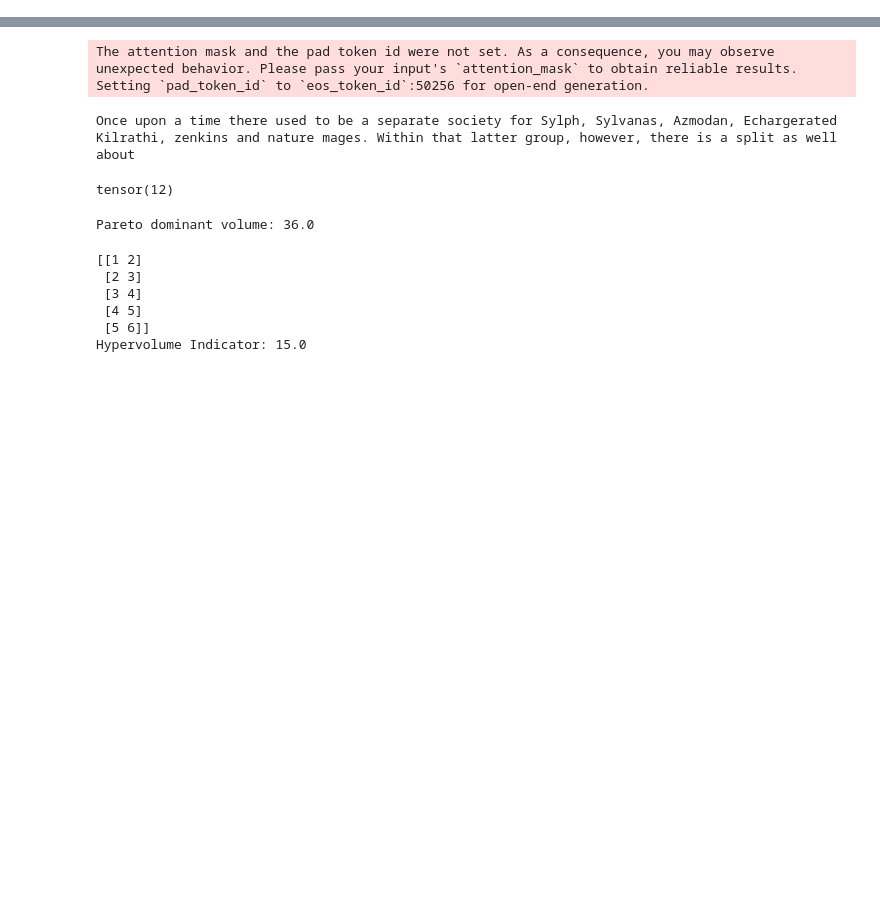
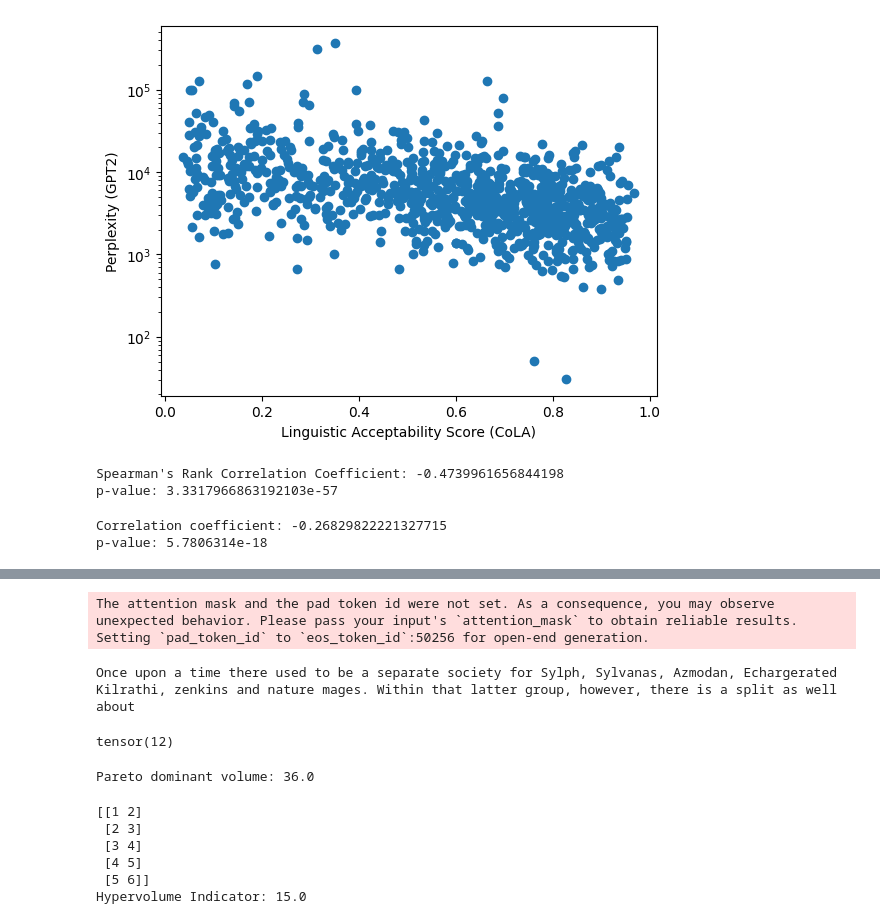
Before and after one commit to guangzhao27/rl-prompt, a Jupyter notebook: test.ipynb, the cells around one changed output, grey strips where cells are left out. Drawn from its saved outputs; the diff is of its cells as text; code cells hidden in the pictures; blank space fills up the shorter version.

```diff
--- a/test.ipynb
+++ b/test.ipynb
@@ -0,0 +343,53 @@
+# %%
+with open("/pscratch/sd/g/gzhao27/rl-prompt/examples/few-shot-classification/string_record.txt", 'r') as f:
+    lines = f.readlines()
+# %%
+value1 = []
+value2 = []
+i = 0
+for line in lines:
+    v1 = perplexity_calculate(line, model_name_p, model_p, tokenizer_p)
+    v2 = perplexity_calculate(line, model_name, model, tokenizer)
+    value1.append(v1)
+    value2.append(v2)
+    i+=1
+    if i > 1000:
+        break
+# %%
+value3 = []
+for a in value2:
+    value3.append(torch.exp(a))
+# %%
+value4 = []
+for a in value3:
+    value4.append(torch.exp(a))
+# %%
+import matplotlib.pyplot as plt
+plt.scatter(value1, value4)
+plt.xlabel('Linguistic Acceptability Score (CoLA)')
+plt.ylabel('Perplexity (GPT2)')
+plt.yscale('log')
+# plt.ylim(0, 00)
+# %% [output]
+[figure, added]
+# %%
+from scipy.stats import spearmanr
+
+# Calculate Spearman's Rank Correlation Coefficient
+corr_coefficient, p_value = spearmanr(value1, value4)
+
+# Print results
+print("Spearman's Rank Correlation Coefficient:", corr_coefficient)
+print("p-value:", p_value)
+# %% [output]
+Spearman's Rank Correlation Coefficient: -0.4739961656844198
+p-value: 3.3317966863192103e-57
+# %%
+from scipy.stats import pearsonr
+correlation, p_value = pearsonr(value1, value4)
+correlation = np.corrcoef(value1, value4)[0, 1]
+print("Correlation coefficient:", correlation)
+print("p-value:", p_value)
+# %% [output]
+Correlation coefficient: -0.26829822221327715
+p-value: 5.7806314e-18
```
Also changed, not shown: parts of 40 cells of this notebook, 53 other files.
